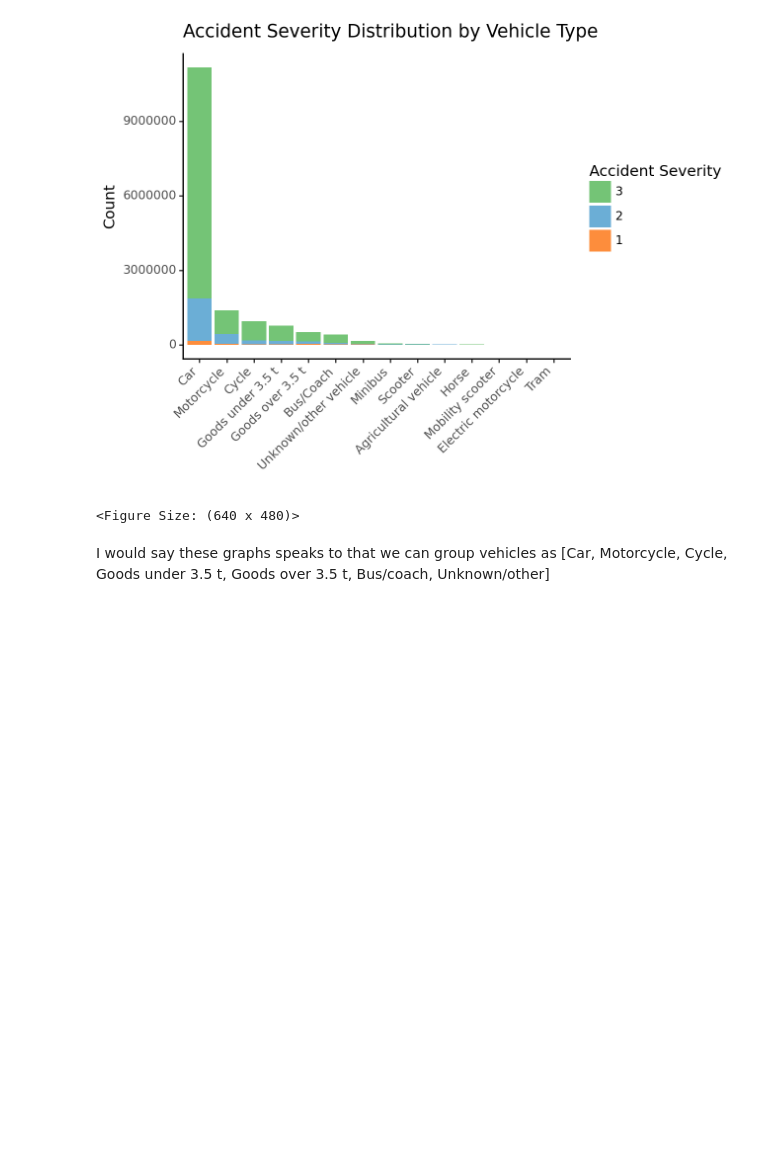
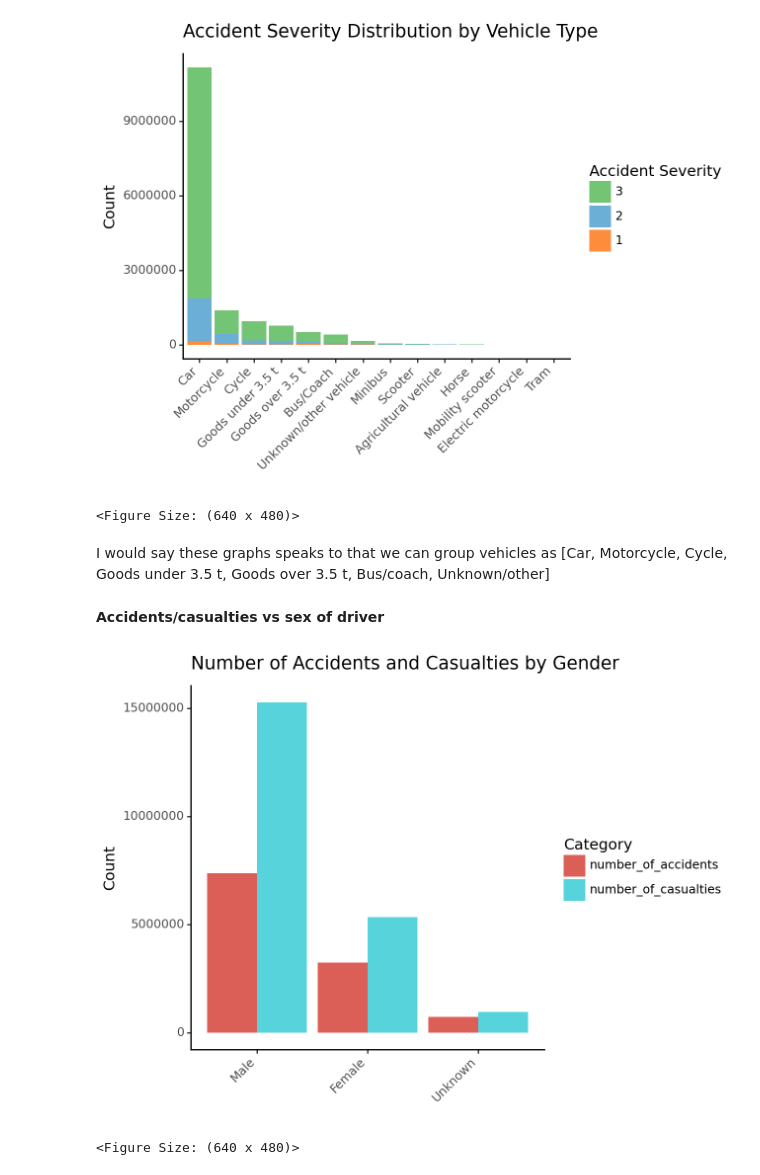
Before and after one commit to nikolaymoshenskiy/IDS-UK-road-accidents, a Jupyter notebook: LM_visualisation.ipynb, the cells around one changed output. Drawn from its saved outputs; the diff is of its cells as text; code cells hidden in the pictures; blank space fills up the shorter version.

Commit message:
Add code for visualising accidents/casualties by gender

```diff
--- a/LM_visualisation.ipynb
+++ b/LM_visualisation.ipynb
@@ -209,3 +209,37 @@ vehicle_type_severity_plot
 <Figure Size: (640 x 480)>
 # %% [markdown]
 I would say these graphs speaks to that we can group vehicles as [Car, Motorcycle, Cycle, Goods under 3.5 t, Goods over 3.5 t, Bus/coach, Unknown/other]
+# %% [markdown]
+**Accidents/casualties vs sex of driver**
+# %%
+# Count unique accidents and sum casualties for each vehicle type
+gender_data = road_acc_data.groupby('sex_of_driver').agg({'accident_index': pd.Series.nunique,
+                                                       'number_of_casualties': 'sum'}).reset_index()
+
+# Rename columns for clarity
+gender_data.columns = ['sex_of_driver', 'number_of_accidents', 'number_of_casualties']
+
+# Mapping the 'vehicle_type_grouped' values to names, including -1 as 'Unknown/other vehicle'
+gender_mapping = {
+    1: "Male", 2: "Female", 3: "Unknown", -1: "Unknown"
+}
+
+gender_data['sex_of_driver'] = gender_data['sex_of_driver'].map(gender_mapping)
+
+# Melting the DataFrame for use in plotnine
+gender_data = gender_data.melt(id_vars='sex_of_driver', var_name='Category', value_name='Count')
+
+# Creating the plot
+gender_plot = (
+    ggplot(gender_data, aes(x='reorder(sex_of_driver, -Count)', y='Count', fill='Category')) +
+    geom_bar(stat='identity', position='dodge') +
+    labs(x='', y='Count', title='Number of Accidents and Casualties by Gender') +
+    theme_classic() +
+    theme(axis_text_x=element_text(rotation=45, hjust=1))
+)
+
+# Display the plot
+gender_plot
+# %% [output]
+[figure, added]
+<Figure Size: (640 x 480)>
```
